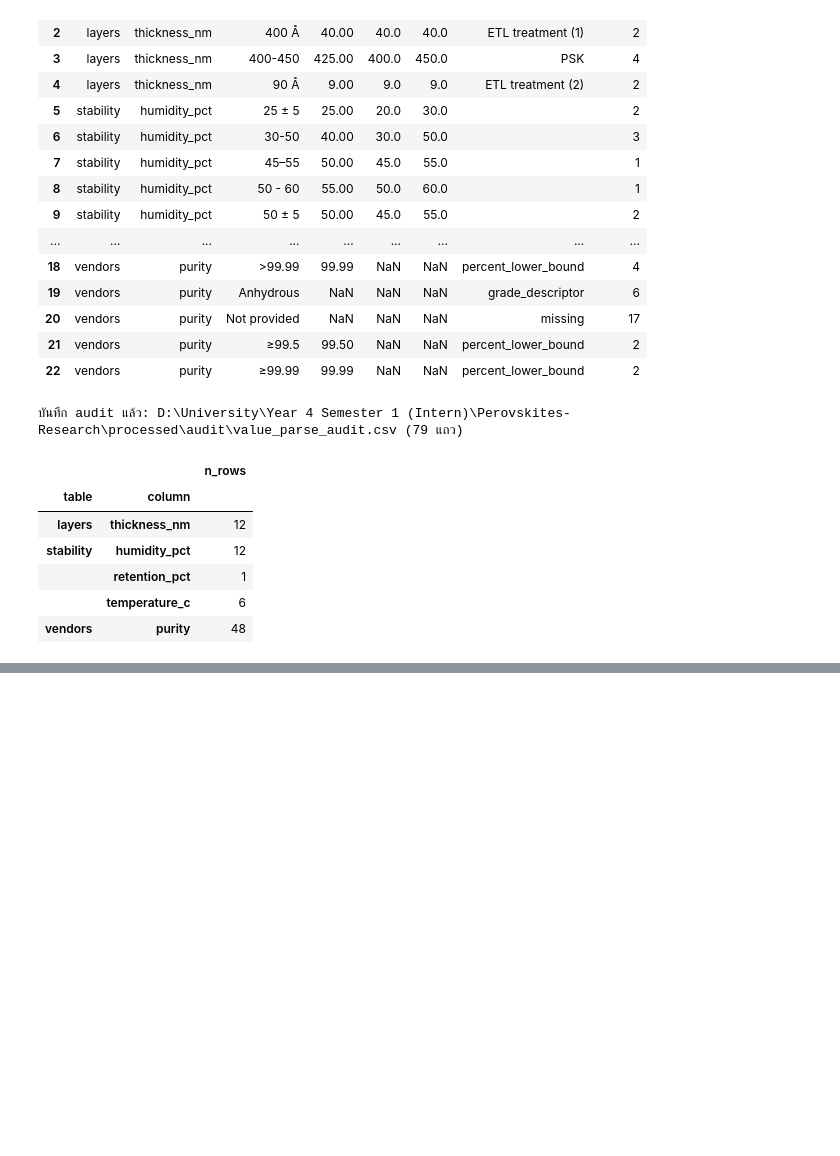
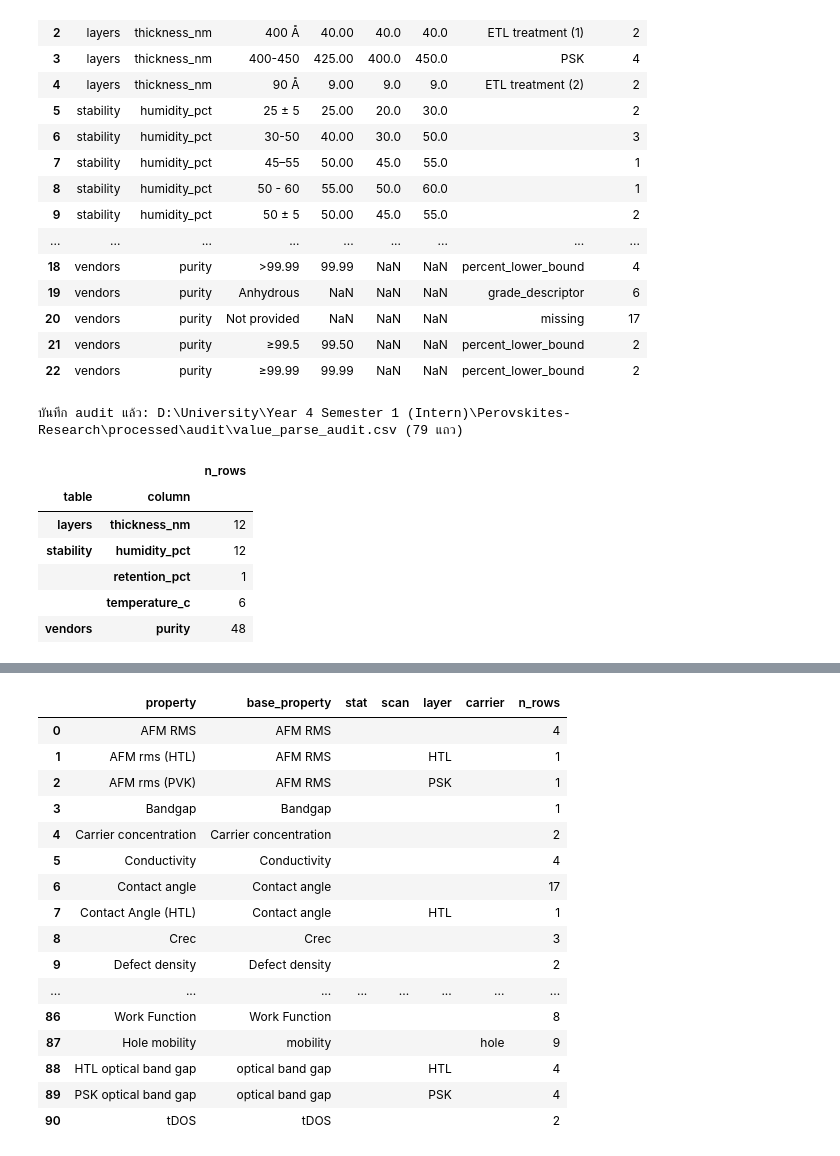
Before and after one commit to NiOx-based-Perovskite-Solar-Cell/Perovskite-Research, a Jupyter notebook: notebooks/column_prepare.ipynb, the cells around one changed output, grey strips where cells are left out. Saved outputs shown, nothing was run; the diff lists cells and outputs as text; code cells hidden in the pictures; blank space fills up the shorter version.

```diff
--- a/notebooks/column_prepare.ipynb
+++ b/notebooks/column_prepare.ipynb
@@ -1161,0 +1052,7 @@ wrote 7 tables -> D:\University\Year 4 Semester 1 (Intern)\Perovskites-Research\
+# %%
+DST3 = ROOT / "processed" / "prepared"      # โฟลเดอร์ output เดียวของทั้ง pipeline
+
+pd.options.display.max_rows = 120
+tables_after_values = {name: df.copy() for name, df in tables.items()}  # snapshot ไว้เทียบใน §3.4
+prep_audit = []
+{name: df.shape for name, df in tables.items()}
@@ -1161,0 +1069,10 @@ wrote 7 tables -> D:\University\Year 4 Semester 1 (Intern)\Perovskites-Research\
+# %%
+n_unique = tables["properties"]["property"].nunique()
+print(f"properties.property มี {n_unique} ชื่อไม่ซ้ำ — แต่ละชื่อผสมหลายมิติ (base+stat+scan+layer+carrier) เข้าด้วยกัน")
+print("ตัวอย่างที่เห็นชัด:")
+for n in ["Champion PCE (FS)", "HTL grain size", "Hole VTFL", "Average Voc", "Certified PCE (RS)"]:
+    hits = tables["properties"][tables["properties"]["property"] == n]
+    if len(hits):
+        print(f"  {n!r}: {len(hits)} แถว")
+print()
+tables["properties"]["property"].value_counts().head(15)
@@ -1161,0 +1106,52 @@ wrote 7 tables -> D:\University\Year 4 Semester 1 (Intern)\Perovskites-Research\
+# %%
+def variant_key(s: str) -> str:
+    return re.sub(r"[\W_]", "", s.lower())
+
+def decompose(name: str):
+    """ตัด stat -> scan -> layer -> carrier ออกจากชื่อ เหลือ base"""
+    base, stat, scan, layer, carrier = name, "", "", "", ""
+    m = re.match(r"^(Champion|Average|Avg|Certified|Verified)\s+(.+)$", base)
+    if m:
+        stat, base = m[1].lower(), m[2]
+    m = re.match(r"^(.+?)\s*\((RS|FS)\)$", base)
+    if m:
+        base, scan = m[1], m[2]
+    m = re.match(r"^(HTL|PSK|PVK)\s+(.+)$", base)
+    if m:
+        layer, base = m[1], m[2]
+    else:
+        m = re.match(r"^(.+?)\s*\((HTL|PVK|PSK)\)$", base)
+        if m:
+            base, layer = m[1], m[2]
+    layer = {"PVK": "PSK"}.get(layer, layer)
+    m = re.match(r"^(Electron|Hole)\s+(.+)$", base)
+    if m:
+        carrier, base = m[1].lower(), m[2]
+    return base, stat, scan, layer, carrier
+
+STAT_MERGE_PENDING = {"avg": "average", "verified": "certified"}
+
+prop = tables["properties"]
+parts = prop["property"].map(decompose)
+for i, col in enumerate(["base_property", "stat", "scan", "layer", "carrier"]):
+    prop[col] = parts.map(lambda t, i=i: t[i])
+
+PREFERRED_BASE = {"grainsize": "Grain size"}
+groups = {}
+for val, n in Counter(prop["base_property"]).items():
+    groups.setdefault(variant_key(val), []).append((val, n))
+base_map = {}
+for k, variants in groups.items():
+    canonical = PREFERRED_BASE.get(k) or max(variants, key=lambda v: (v[1], v[0]))[0]
+    base_map.update({val: canonical for val, n in variants if val != canonical})
+prop["base_property"] = prop["base_property"].replace(base_map)
+
+print(f"ชื่อ property {prop['property'].nunique()} แบบ -> base_property {prop['base_property'].nunique()} แบบ")
+print("case-merge หลังแตก:", base_map)
+
+decomp_map = (prop.groupby(["property", "base_property", "stat", "scan", "layer", "carrier"])
+                  .size().rename("n_rows").reset_index()
+                  .sort_values(["base_property", "stat", "scan", "layer", "carrier"])
+                  .reset_index(drop=True))
+decomp_map
+# %% [output]
@@ -1161,0 +1160,17 @@ wrote 7 tables -> D:\University\Year 4 Semester 1 (Intern)\Perovskites-Research\
+|  | property | base_property | stat | scan | layer | carrier | n_rows |
+| 0 | AFM RMS | AFM RMS |  |  |  |  | 4 |
+| 1 | AFM rms (HTL) | AFM RMS |  |  | HTL |  | 1 |
+| 2 | AFM rms (PVK) | AFM RMS |  |  | PSK |  | 1 |
+| 3 | Bandgap | Bandgap |  |  |  |  | 1 |
+| 4 | Carrier concentration | Carrier concentration |  |  |  |  | 2 |
+| 5 | Conductivity | Conductivity |  |  |  |  | 4 |
+| 6 | Contact angle | Contact angle |  |  |  |  | 17 |
+| 7 | Contact Angle (HTL) | Contact angle |  |  | HTL |  | 1 |
+| 8 | Crec | Crec |  |  |  |  | 3 |
+| 9 | Defect density | Defect density |  |  |  |  | 2 |
+| ... | ... | ... | ... | ... | ... | ... | ... |
+| 86 | Work Function | Work Function |  |  |  |  | 8 |
+| 87 | Hole mobility | mobility |  |  |  | hole | 9 |
+| 88 | HTL optical band gap | optical band gap |  |  | HTL |  | 4 |
+| 89 | PSK optical band gap | optical band gap |  |  | PSK |  | 4 |
+| 90 | tDOS | tDOS |  |  |  |  | 2 |
```
Also changed, not shown: parts of 121 cells of this notebook, 14 other files.
